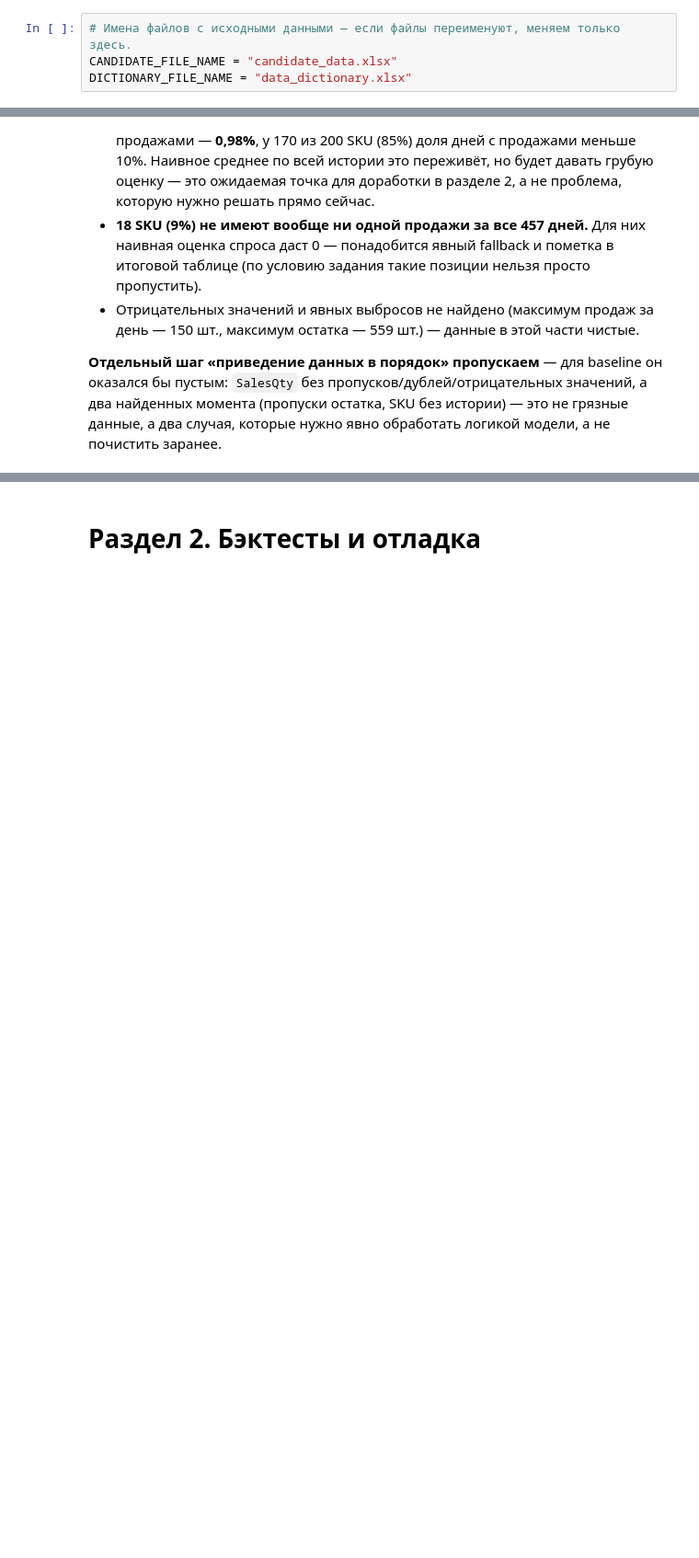
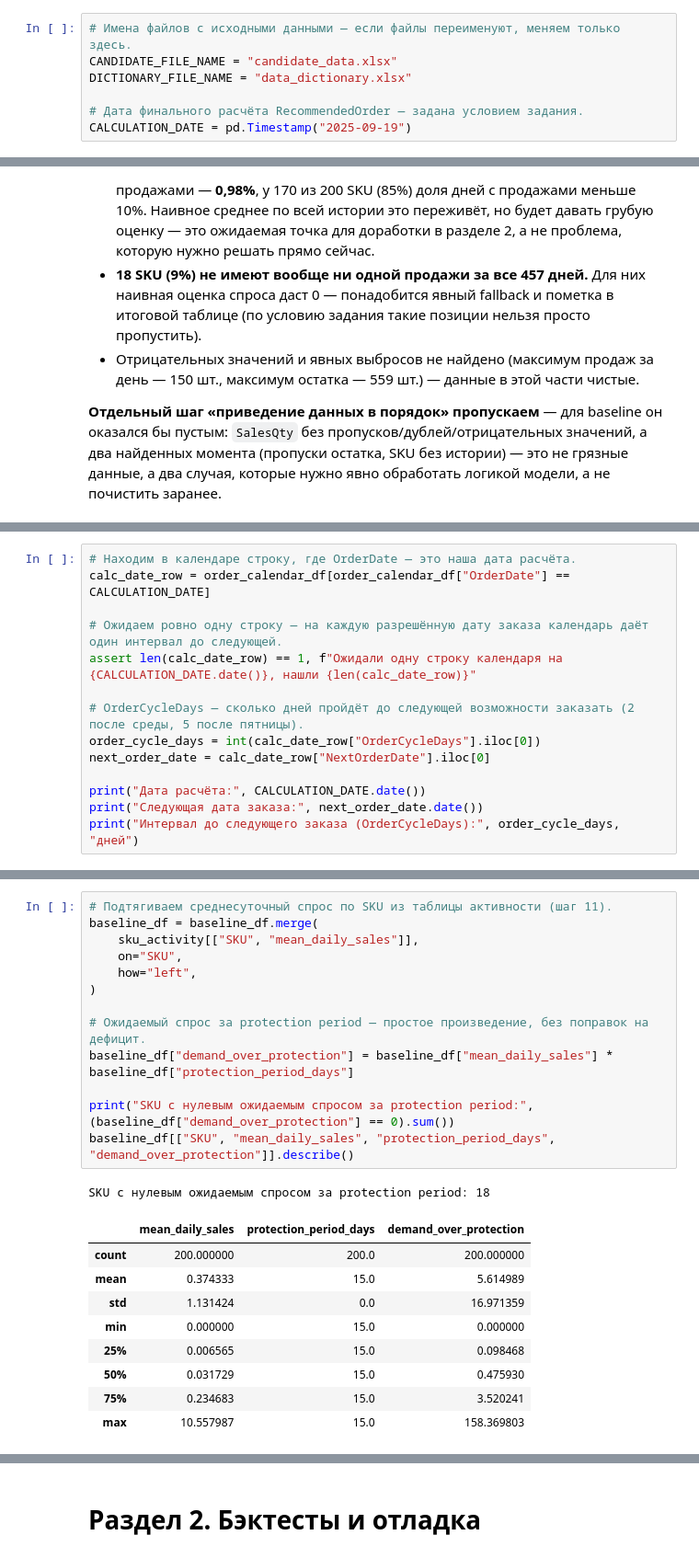
Before and after one commit to Viktor-VK/reorder-model, a Jupyter notebook: notebooks/reorder_model.ipynb, the cells around one changed output, grey strips where cells are left out. Shown at 92% size. Drawn from its saved outputs; the diff is of its cells as text; blank space fills up the shorter version.

```diff
--- a/notebooks/reorder_model.ipynb
+++ b/notebooks/reorder_model.ipynb
@@ -16,6 +16,9 @@ import pandas as pd
 # Имена файлов с исходными данными — если файлы переименуют, меняем только здесь.
 CANDIDATE_FILE_NAME = "candidate_data.xlsx"
 DICTIONARY_FILE_NAME = "data_dictionary.xlsx"
+
+# Дата финального расчёта RecommendedOrder — задана условием задания.
+CALCULATION_DATE = pd.Timestamp("2025-09-19")
 # %% [markdown]
 # Раздел 1. Baseline
 # %% [markdown]
@@ -284,0 +292,14 @@ print("Максимальный остаток на конец дня:", history
+# %%
+# Находим в календаре строку, где OrderDate — это наша дата расчёта.
+calc_date_row = order_calendar_df[order_calendar_df["OrderDate"] == CALCULATION_DATE]
+
+# Ожидаем ровно одну строку — на каждую разрешённую дату заказа календарь даёт один интервал до следующей.
+assert len(calc_date_row) == 1, f"Ожидали одну строку календаря на {CALCULATION_DATE.date()}, нашли {len(calc_date_row)}"
+
+# OrderCycleDays — сколько дней пройдёт до следующей возможности заказать (2 после среды, 5 после пятницы).
+order_cycle_days = int(calc_date_row["OrderCycleDays"].iloc[0])
+next_order_date = calc_date_row["NextOrderDate"].iloc[0]
+
+print("Дата расчёта:", CALCULATION_DATE.date())
+print("Следующая дата заказа:", next_order_date.date())
+print("Интервал до следующего заказа (OrderCycleDays):", order_cycle_days, "дней")
@@ -284,0 +330,24 @@ print("Максимальный остаток на конец дня:", history
+# %%
+# Подтягиваем среднесуточный спрос по SKU из таблицы активности (шаг 11).
+baseline_df = baseline_df.merge(
+    sku_activity[["SKU", "mean_daily_sales"]],
+    on="SKU",
+    how="left",
+)
+
+# Ожидаемый спрос за protection period — простое произведение, без поправок на дефицит.
+baseline_df["demand_over_protection"] = baseline_df["mean_daily_sales"] * baseline_df["protection_period_days"]
+
+print("SKU с нулевым ожидаемым спросом за protection period:", (baseline_df["demand_over_protection"] == 0).sum())
+baseline_df[["SKU", "mean_daily_sales", "protection_period_days", "demand_over_protection"]].describe()
+# %% [output]
+SKU с нулевым ожидаемым спросом за protection period: 18
+|  | mean_daily_sales | protection_period_days | demand_over_protection |
+| count | 200.000000 | 200.0 | 200.000000 |
+| mean | 0.374333 | 15.0 | 5.614989 |
+| std | 1.131424 | 0.0 | 16.971359 |
+| min | 0.000000 | 15.0 | 0.000000 |
+| 25% | 0.006565 | 15.0 | 0.098468 |
+| 50% | 0.031729 | 15.0 | 0.475930 |
+| 75% | 0.234683 | 15.0 | 3.520241 |
+| max | 10.557987 | 15.0 | 158.369803 |
```
Also changed, not shown: parts of 10 cells of this notebook.
